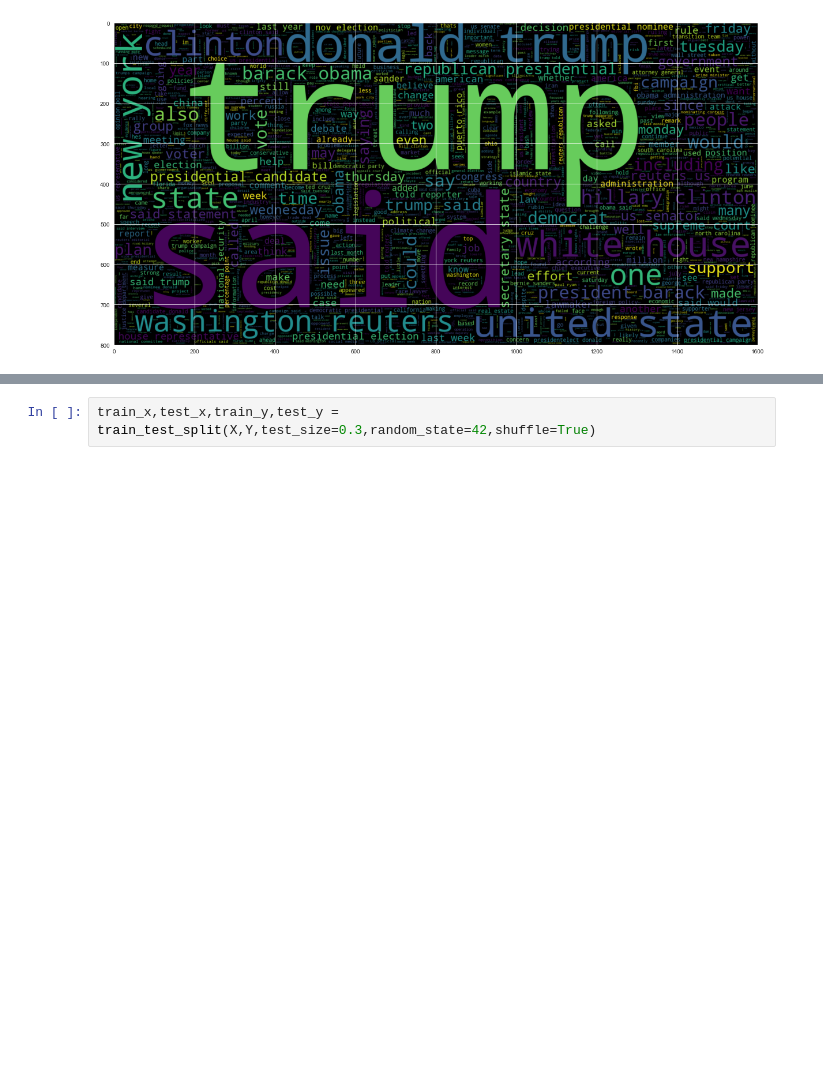
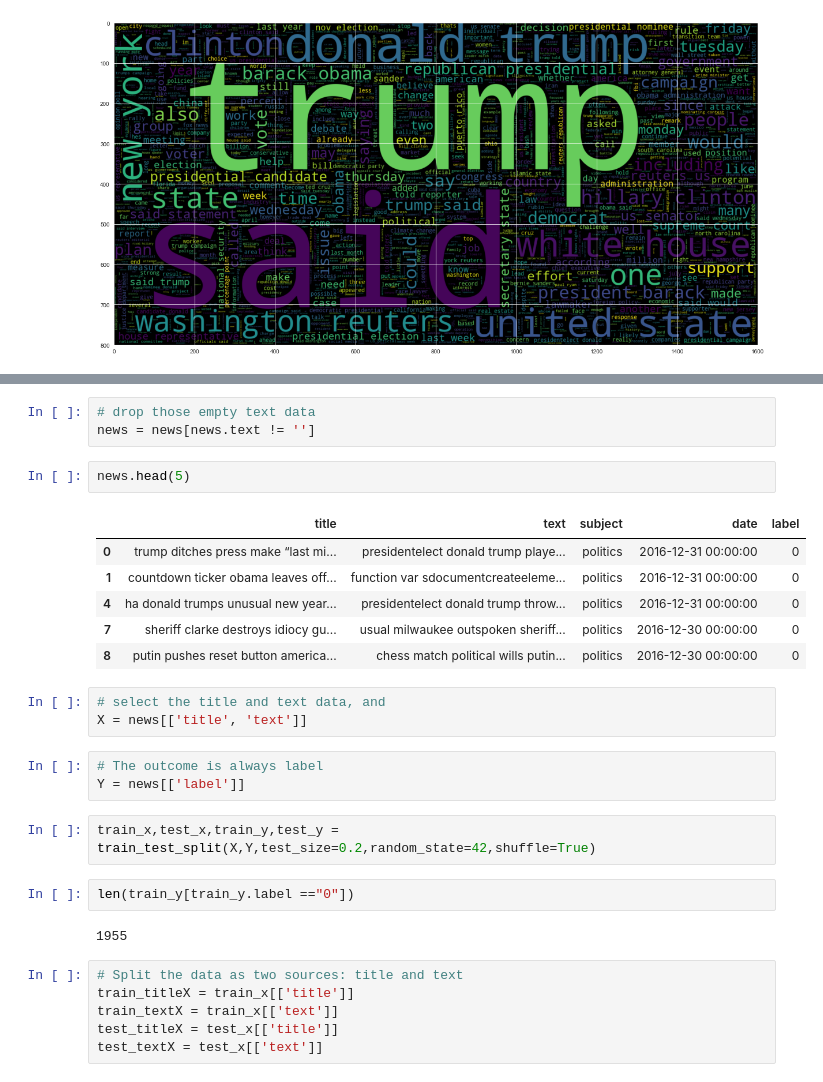
Before and after one commit to SaideT/Fake-News-Detection, a Jupyter notebook: fake_news.ipynb, the cells around one changed output, grey strips where cells are left out. Saved outputs shown, nothing was run; the diff lists cells and outputs as text; blank space fills up the shorter version.

```diff
--- a/fake_news.ipynb
+++ b/fake_news.ipynb
@@ -176,2 +162,30 @@ X = news.iloc[:,:-1]
+# %%
+# drop those empty text data
+news = news[news.text != '']
+# %%
+news.head(5)
+# %% [output]
+|  | title | text | subject | date | label |
+| 0 | trump ditches press make “last mi... | presidentelect donald trump playe... | politics | 2016-12-31 00:00:00 | 0 |
+| 1 | countdown ticker obama leaves off... | function var sdocumentcreateeleme... | politics | 2016-12-31 00:00:00 | 0 |
+| 4 | ha donald trumps unusual new year... | presidentelect donald trump throw... | politics | 2016-12-31 00:00:00 | 0 |
+| 7 | sheriff clarke destroys idiocy gu... | usual milwaukee outspoken sheriff... | politics | 2016-12-30 00:00:00 | 0 |
+| 8 | putin pushes reset button america... | chess match political wills putin... | politics | 2016-12-30 00:00:00 | 0 |
+# %%
+# select the title and text data, and
+X = news[['title', 'text']]
+# %%
+# The outcome is always label
+Y = news[['label']]
 # %%
-train_x,test_x,train_y,test_y = train_test_split(X,Y,test_size=0.3,random_state=42,shuffle=True)
+train_x,test_x,train_y,test_y = train_test_split(X,Y,test_size=0.2,random_state=42,shuffle=True)
+# %%
+len(train_y[train_y.label =="0"])
+# %% [output]
+1955
+# %%
+# Split the data as two sources: title and text
+train_titleX = train_x[['title']]
+train_textX = train_x[['text']]
+test_titleX = test_x[['title']]
+test_textX = test_x[['text']]
```
Also changed, not shown: parts of 5 cells of this notebook.
